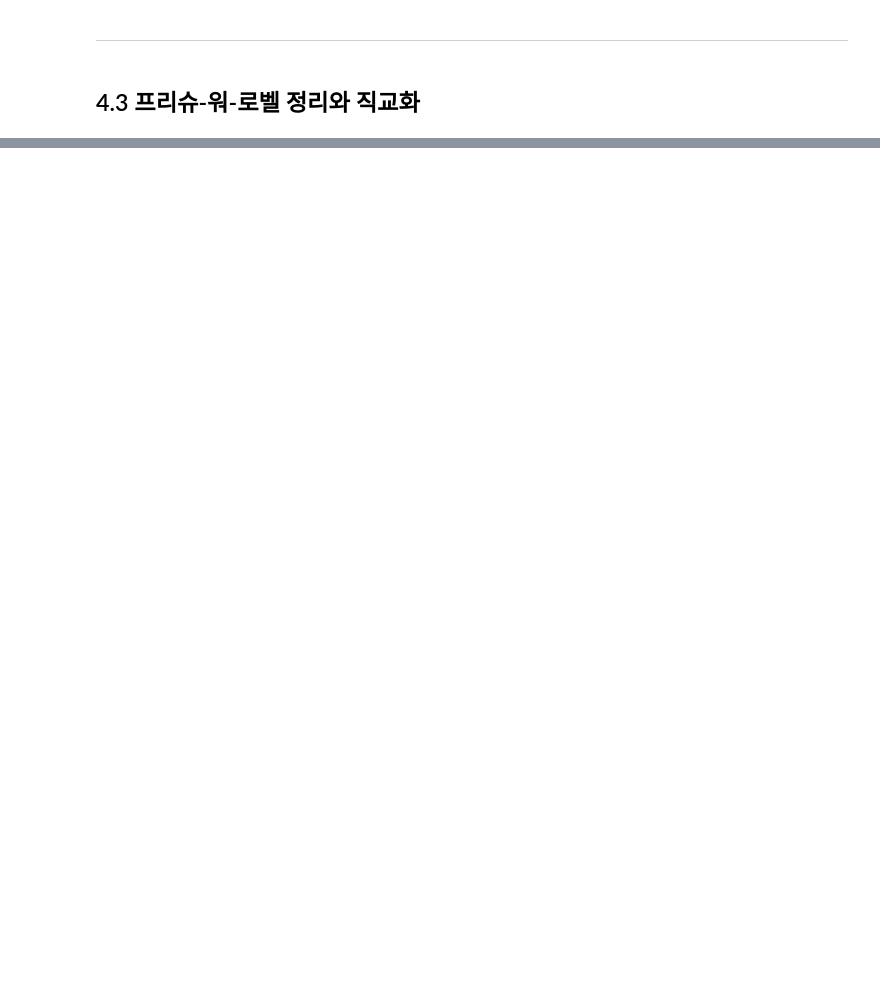
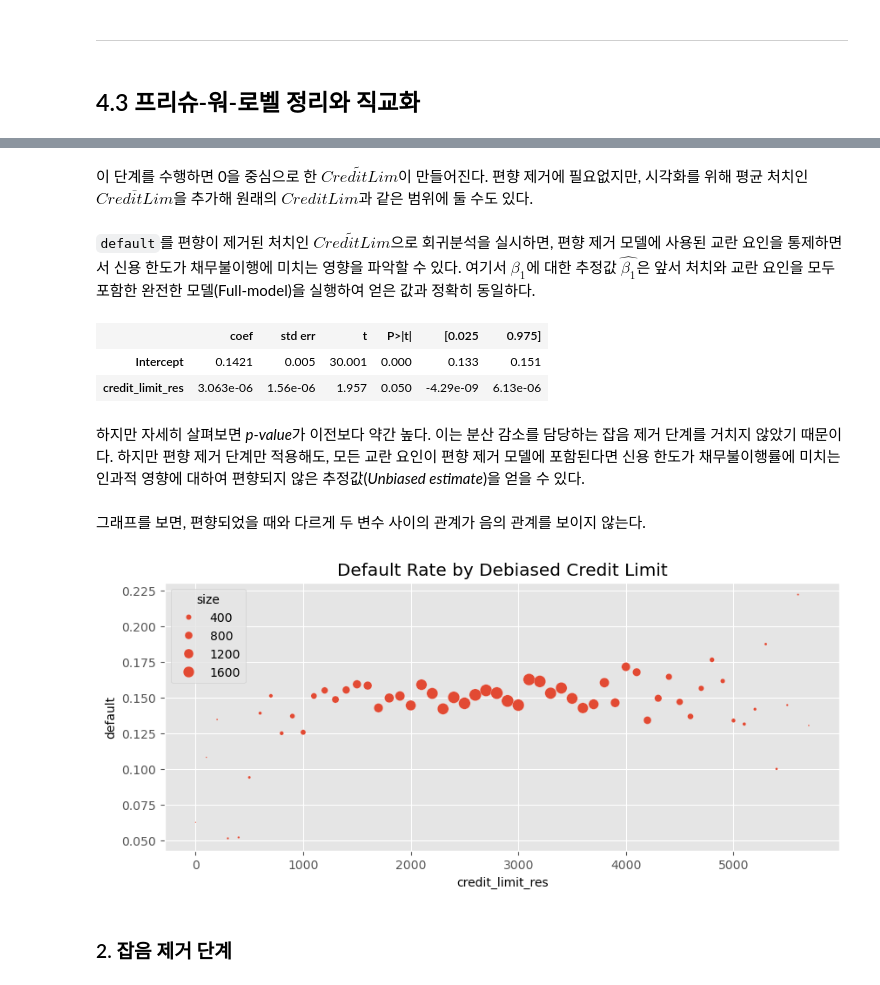
Before and after one commit to csw0625/Causal_Inference, a Jupyter notebook: Ch04.The_unreasonable_effectiveness_of_linear_regression.ipynb, the cells around one changed output, grey strips where cells are left out. Saved outputs shown, nothing was run; the diff lists cells and outputs as text; code cells hidden in the pictures; blank space fills up the shorter version.

```diff
--- a/Ch04.The_unreasonable_effectiveness_of_linear_regression.ipynb
+++ b/Ch04.The_unreasonable_effectiveness_of_linear_regression.ipynb
@@ -306,0 +398,46 @@ $$
+# %% [markdown]
+이 단계를 수행하면 0을 중심으로 한 $\widetilde{CreditLim}$이 만들어진다. 편향 제거에 필요없지만, 시각화를 위해 평균 처치인 $\overline{CreditLim}$을 추가해 원래의 $CreditLim$과 같은 범위에 둘 수도 있다.
+# %%
+debiasing_model = smf.ols('credit_limit~wage+credit_score1+credit_score2',
+                          data=risk_data).fit()
+
+risk_data_deb = risk_data.assign(
+    credit_limit_res=(debiasing_model.resid+risk_data['credit_limit'].mean())
+
+)
+# %% [markdown]
+`default`를 편향이 제거된 처치인 $\widetilde{CreditLim}$으로 회귀분석을 실시하면, 편향 제거 모델에 사용된 교란 요인을 통제하면서 신용 한도가 채무불이행에 미치는 영향을 파악할 수 있다. 여기서 $\beta_1$에 대한 추정값 $\hat{\beta_1}$은 앞서 처치와 교란 요인을 모두 포함한 완전한 모델(Full-model)을 실행하여 얻은 값과 정확히 동일하다.
+# %%
+model_deb_data = smf.ols('default ~ credit_limit_res',data=risk_data_deb).fit()
+
+model_deb_data.summary().tables[1]
+# %% [output]
+|  | coef | std err | t | P>|t| | [0.025 | 0.975] |
+| Intercept | 0.1421 | 0.005 | 30.001 | 0.000 | 0.133 | 0.151 |
+| credit_limit_res | 3.063e-06 | 1.56e-06 | 1.957 | 0.050 | -4.29e-09 | 6.13e-06 |
+# %% [markdown]
+하지만 자세히 살펴보면 *p-value*가 이전보다 약간 높다. 이는 분산 감소를 담당하는 잡음 제거 단계를 거치지 않았기 때문이다. 하지만 편향 제거 단계만 적용해도, 모든 교란 요인이 편향 제거 모델에 포함된다면 신용 한도가 채무불이행률에 미치는 인과적 영향에 대하여 편향되지 않은 추정값(*Unbiased estimate*)을 얻을 수 있다.
+# %% [markdown]
+그래프를 보면, 편향되었을 때와 다르게 두 변수 사이의 관계가 음의 관계를 보이지 않는다.
+# %%
+plt_df = (risk_data_deb
+          .assign(size=1)
+          .assign(credit_limit_res = lambda d: d["credit_limit_res"].round(-2))
+          .groupby("credit_limit_res")
+          .agg({"default": "mean", "size":sum})
+          .query("size>30")
+          .reset_index())
+
+plt.figure(figsize=(10,4))
+sns.scatterplot(data=plt_df,
+                x="credit_limit_res",
+                y="default",
+                size="size",
+                sizes=(1,100))
+
+plt.title("Default Rate by Debiased Credit Limit")
+plt.show()
+# %% [output]
+[figure, added]
+# %% [markdown]
+### 2. 잡음 제거 단계
```
Also changed, not shown: parts of 63 cells of this notebook.
